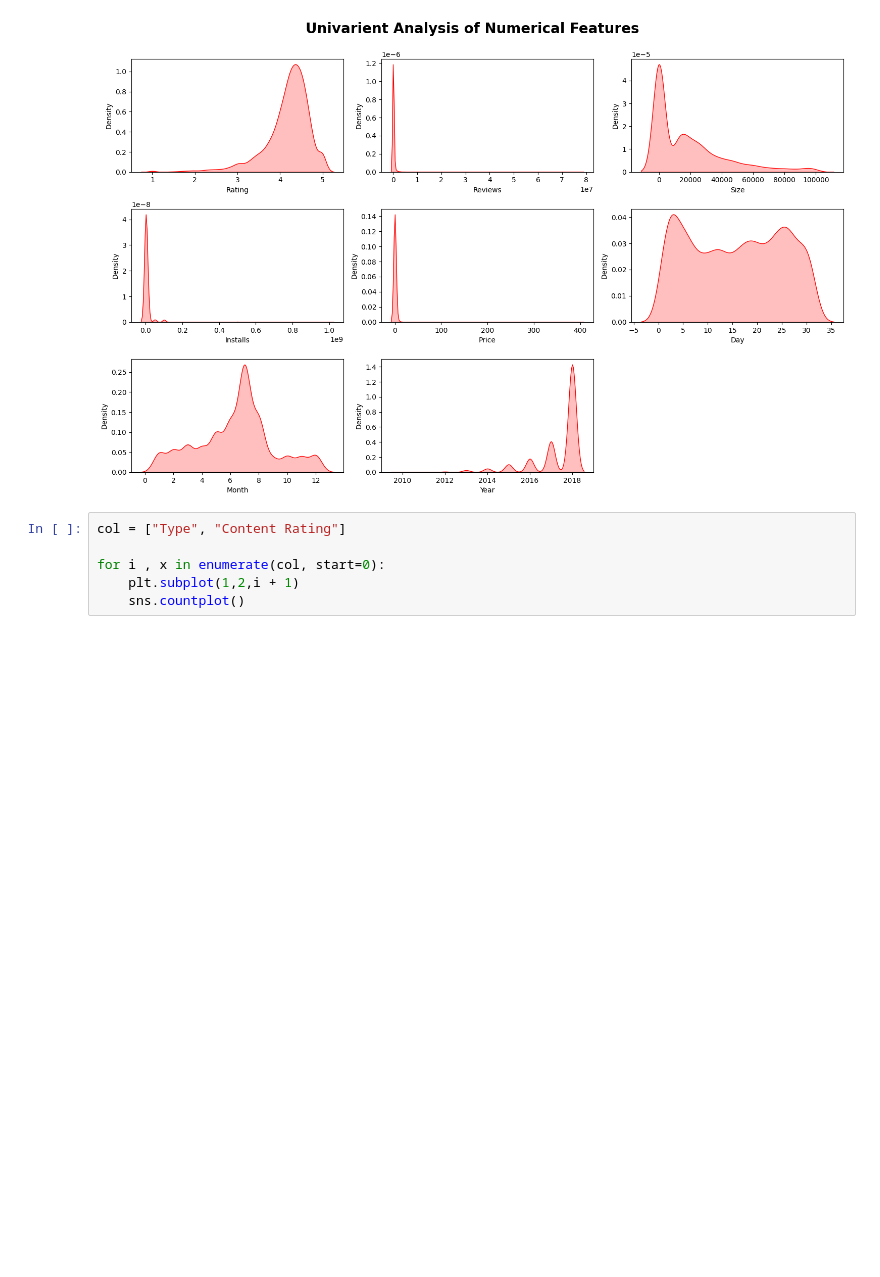
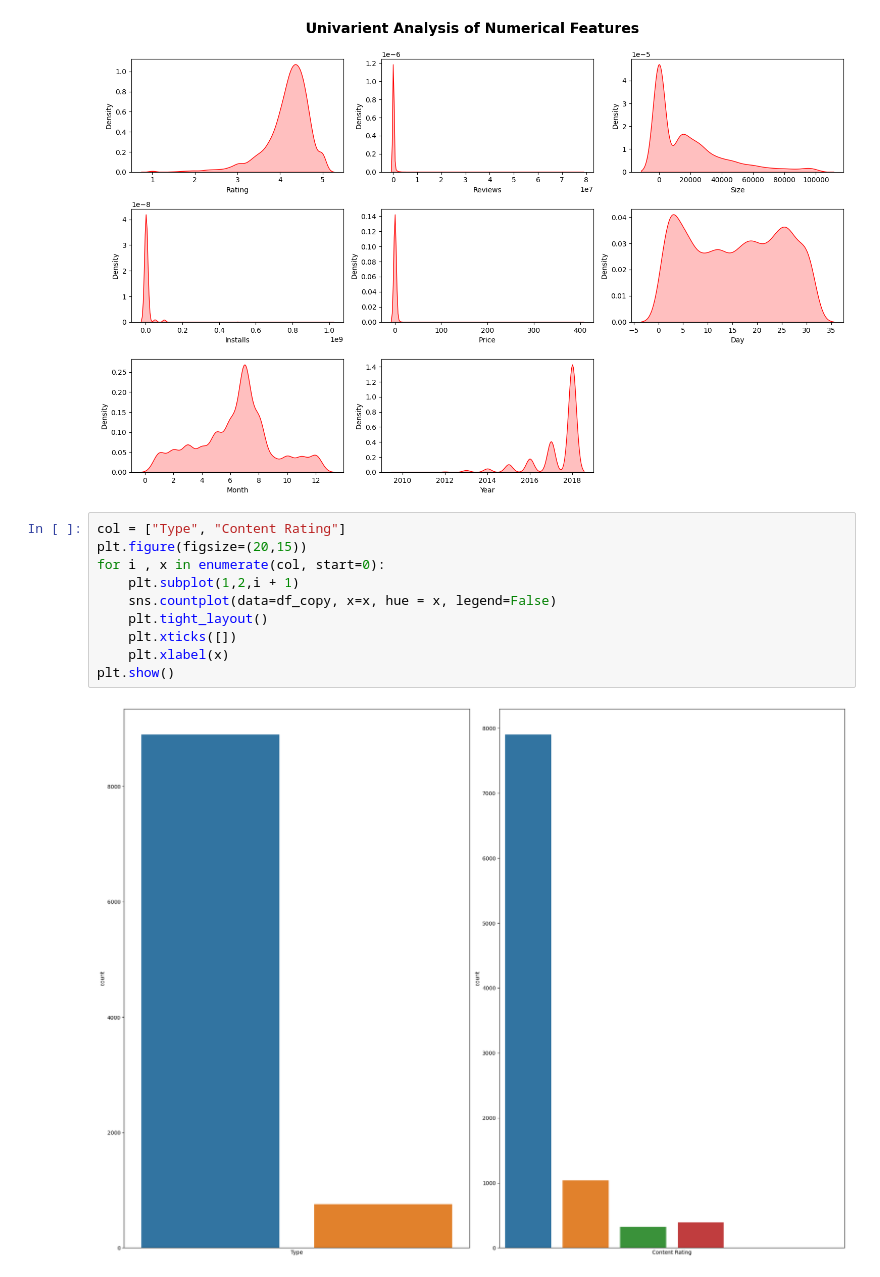
Before and after one commit to CodeLoopdroid/AI_ML_Bootcamp, a Jupyter notebook: Feature_Engineering/EDA_Playstore.ipynb, the cells around one changed output. Cells and saved outputs as stored; diff of their text form; blank space fills up the shorter version.

```diff
--- a/Feature_Engineering/EDA_Playstore.ipynb
+++ b/Feature_Engineering/EDA_Playstore.ipynb
@@ -96,7 +96,13 @@ plt.show()
 [figure]
 # %%
 col = ["Type", "Content Rating"]
-
+plt.figure(figsize=(20,15))
 for i , x in enumerate(col, start=0):
     plt.subplot(1,2,i + 1)
-    sns.countplot()
+    sns.countplot(data=df_copy, x=x, hue = x, legend=False)
+    plt.tight_layout()
+    plt.xticks([])
+    plt.xlabel(x)
+plt.show()
+# %% [output]
+[figure, added]
```
